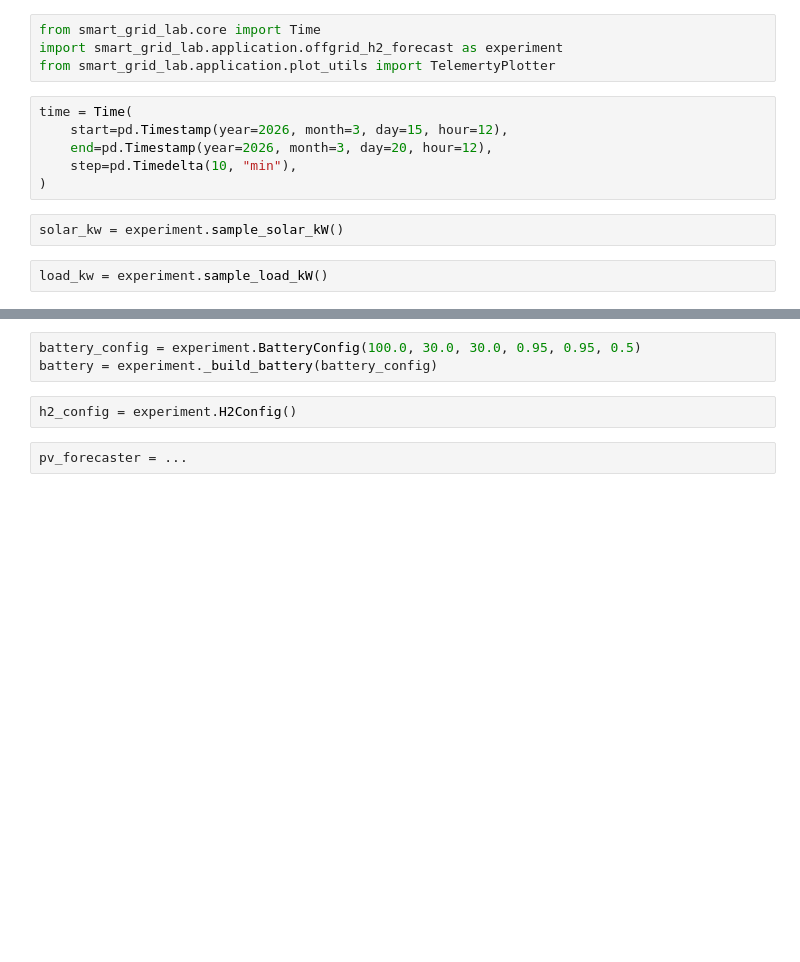
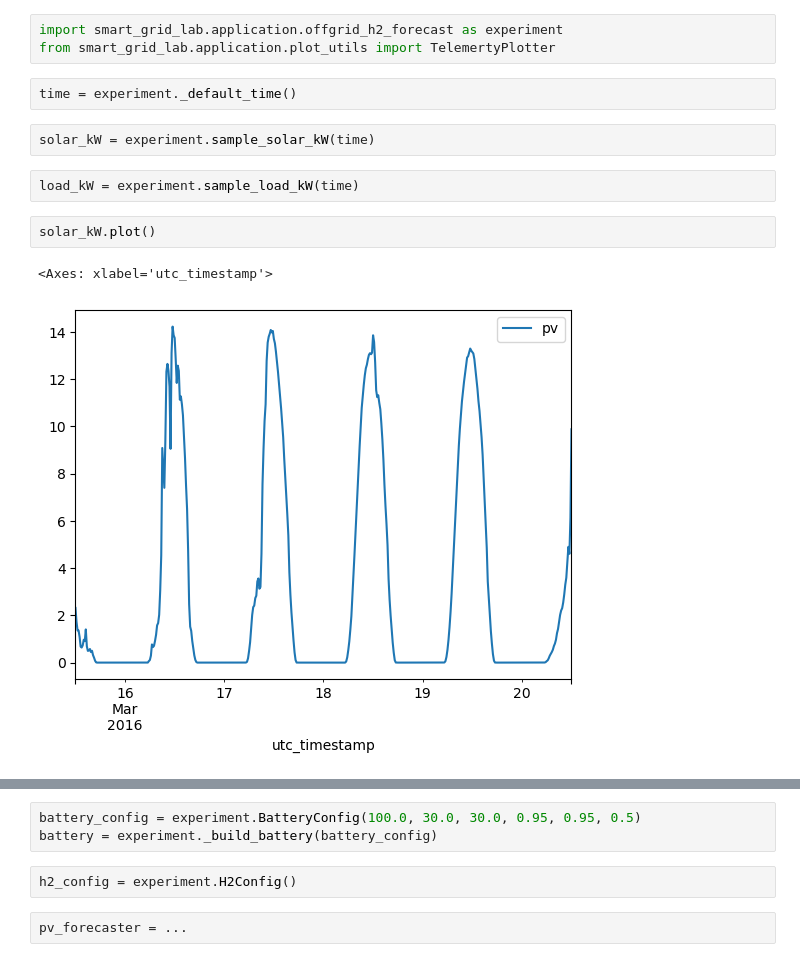
Before and after one commit to LyFX5/smart-grid-lab, a Jupyter notebook: run_use_case.ipynb, the cells around one changed output, grey strips where cells are left out. Cells and saved outputs as stored; diff of their text form; blank space fills up the shorter version.

Commit message:
implemented data preparation and pulling samples for experiment

```diff
--- a/run_use_case.ipynb
+++ b/run_use_case.ipynb
@@ -1,14 +1,14 @@
 # %%
-from smart_grid_lab.core import Time
 import smart_grid_lab.application.offgrid_h2_forecast as experiment
 from smart_grid_lab.application.plot_utils import TelemertyPlotter
 # %%
-time = Time(
-    start=pd.Timestamp(year=2026, month=3, day=15, hour=12),
-    end=pd.Timestamp(year=2026, month=3, day=20, hour=12),
-    step=pd.Timedelta(10, "min"),
-)
+time = experiment._default_time()
 # %%
-solar_kw = experiment.sample_solar_kW()
+solar_kW = experiment.sample_solar_kW(time)
 # %%
-load_kw = experiment.sample_load_kW()
+load_kW = experiment.sample_load_kW(time)
+# %%
+solar_kW.plot()
+# %% [output]
+<Axes: xlabel='utc_timestamp'>
+[figure, added]
```
Also changed, not shown: parts of 1 cell of this notebook, 10 other files.
